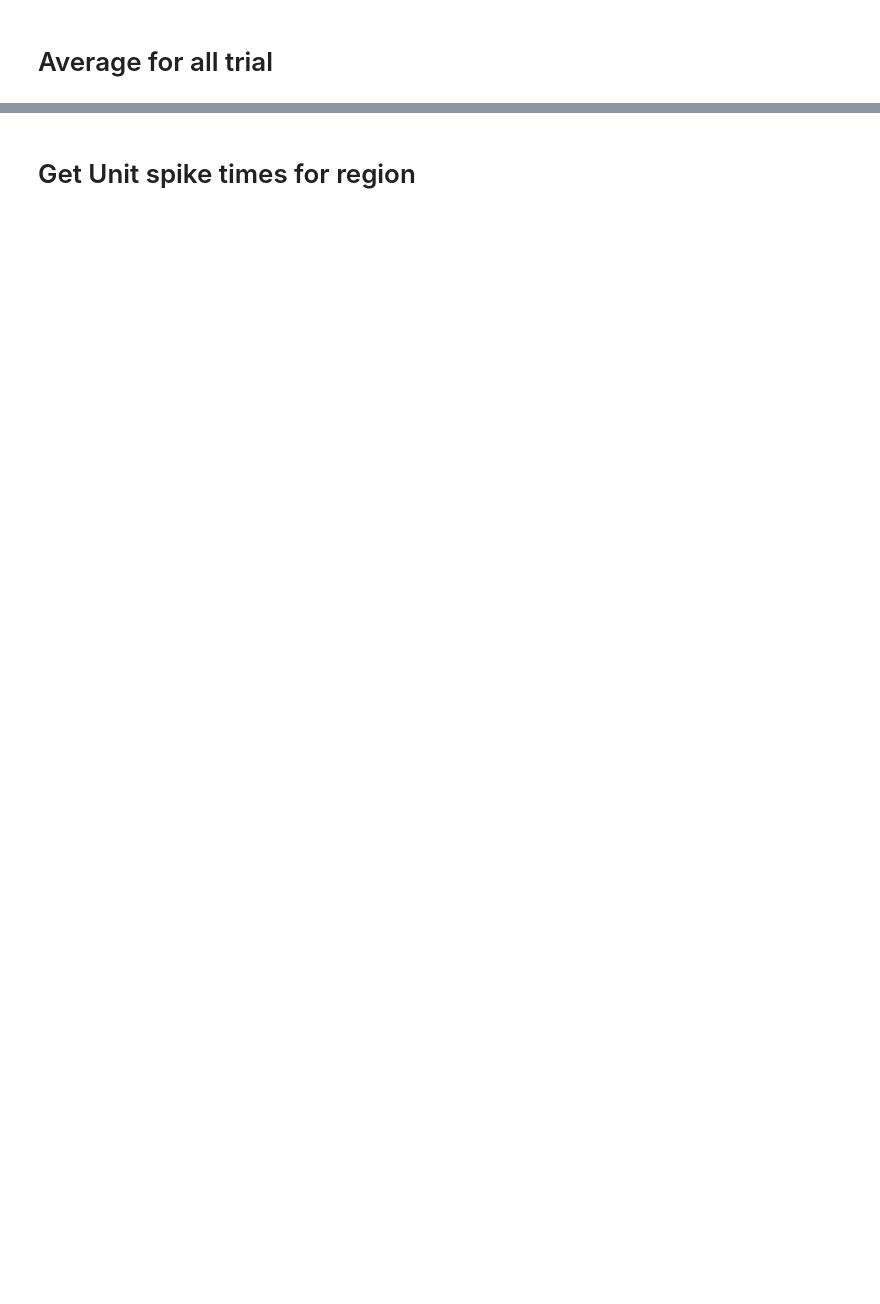
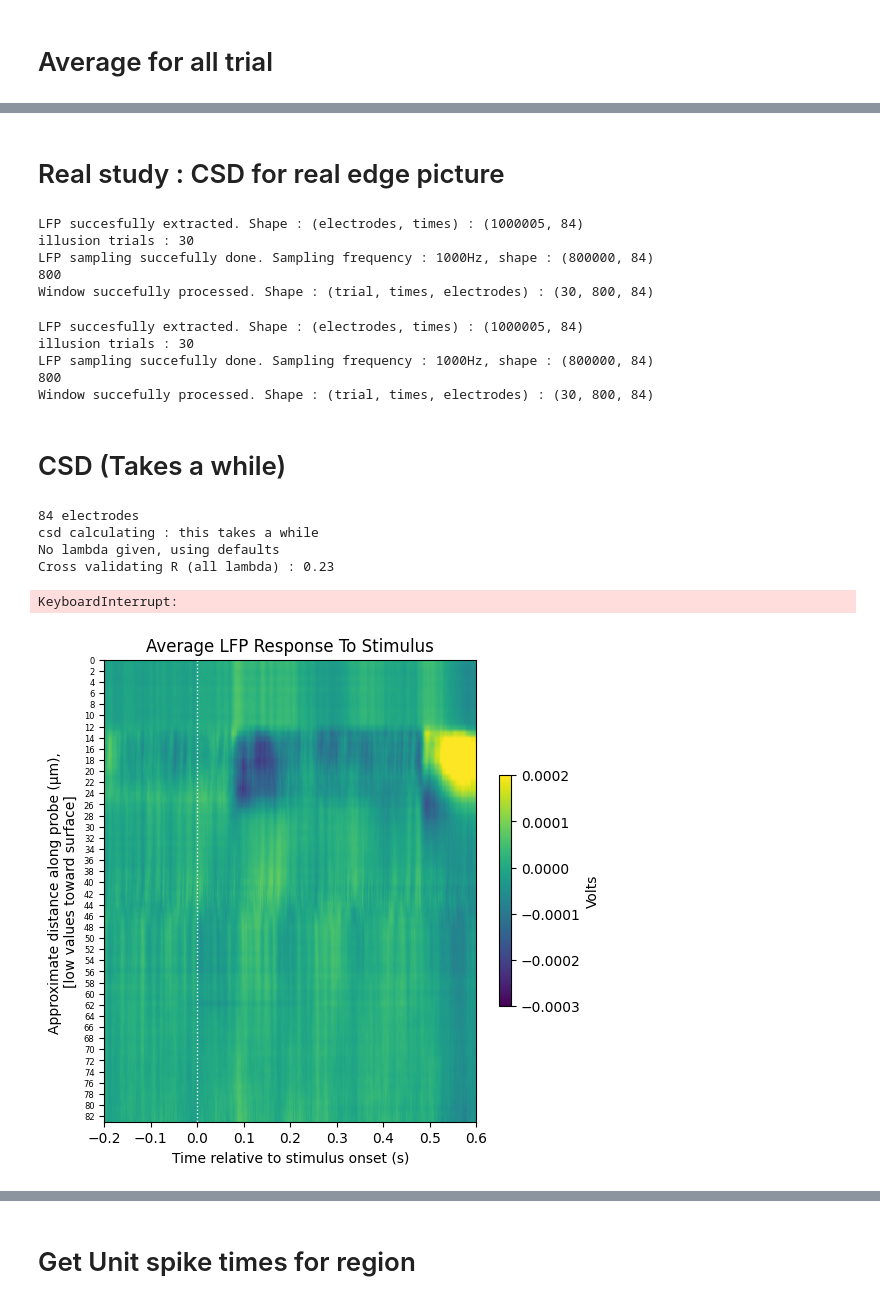
Before and after one commit to JiwooNAM/Lab2025, a Jupyter notebook: LFP exercise.ipynb, the cells around one changed output, grey strips where cells are left out. Saved outputs shown, nothing was run; the diff lists cells and outputs as text; code cells hidden in the pictures; blank space fills up the shorter version.

```diff
--- a/LFP exercise.ipynb
+++ b/LFP exercise.ipynb
@@ -499,4 +458,0 @@ display_response_window(average_trace[::-1],
-# %%
-coords = [(elem,) for elem in range(average_trace.shape[0])]
-neo_lfp = AnalogSignal(average_trace.transpose(), units="V", sampling_rate = interp_hz*pq.Hz)
-neo_lfp.annotate(coordinates = coords * pq.mm)
@@ -540,0 +487,46 @@ print(X[0][0][0])
+# %% [markdown]
+# Real study : CSD for real edge picture
+# %%
+stim_key = "ICkcfg1"
+sampling_fq = 1000
+# %%
+id_RE = 8 #8, 9 : real edge
+stim_times_RE = stim_times(stim_key, id_RE)
+ext_times_RE, ext_lfp_RE = extract_lfp(stim_key, id_RE)
+lfp_RE, lfp_tp_RE, times_RE = sampling_lfp(ext_lfp_RE, ext_times_RE, sampling_fq)
+prep_lfp_RE, prep_lfp_tp_RE = preparation(lfp_RE)
+window_start_time = -0.2
+window_end_time = 0.6
+twins = np.array([window_start_time, window_end_time])
+windows_RE = get_windows(prep_lfp_RE, times_RE, stim_key, sampling_fq, id_RE)
+# %% [output]
+LFP succesfully extracted. Shape : (electrodes, times) : (1000005, 84)
+illusion trials : 30
+LFP sampling succefully done. Sampling frequency : 1000Hz, shape : (800000, 84)
+800
+Window succefully processed. Shape : (trial, times, electrodes) : (30, 800, 84)
+# %%
+id_IC = 3 #3, 4 : IC
+stim_times_IC = stim_times(stim_key, id_IC)
+ext_times_IC, ext_lfp_IC = extract_lfp(stim_key, id_IC)
+lfp_IC, lfp_tp_IC, times_IC = sampling_lfp(ext_lfp_IC, ext_times_IC, sampling_fq)
+prep_lfp_IC, prep_lfp_tp_IC = preparation(lfp_IC)
+windows_IC = get_windows(prep_lfp_IC, times_IC, stim_key, sampling_fq, id_IC)
+# %% [output]
+LFP succesfully extracted. Shape : (electrodes, times) : (1000005, 84)
+illusion trials : 30
+LFP sampling succefully done. Sampling frequency : 1000Hz, shape : (800000, 84)
+800
+Window succefully processed. Shape : (trial, times, electrodes) : (30, 800, 84)
+# %% [markdown]
+# CSD (Takes a while)
+# %%
+csd(windows_RE)
+csd(windows_IC)
+# %% [output]
+84 electrodes
+csd calculating : this takes a while
+No lambda given, using defaults
+Cross validating R (all lambda) : 0.23
+KeyboardInterrupt:
+[figure, added]
```
Also changed, not shown: parts of 54 cells of this notebook.
